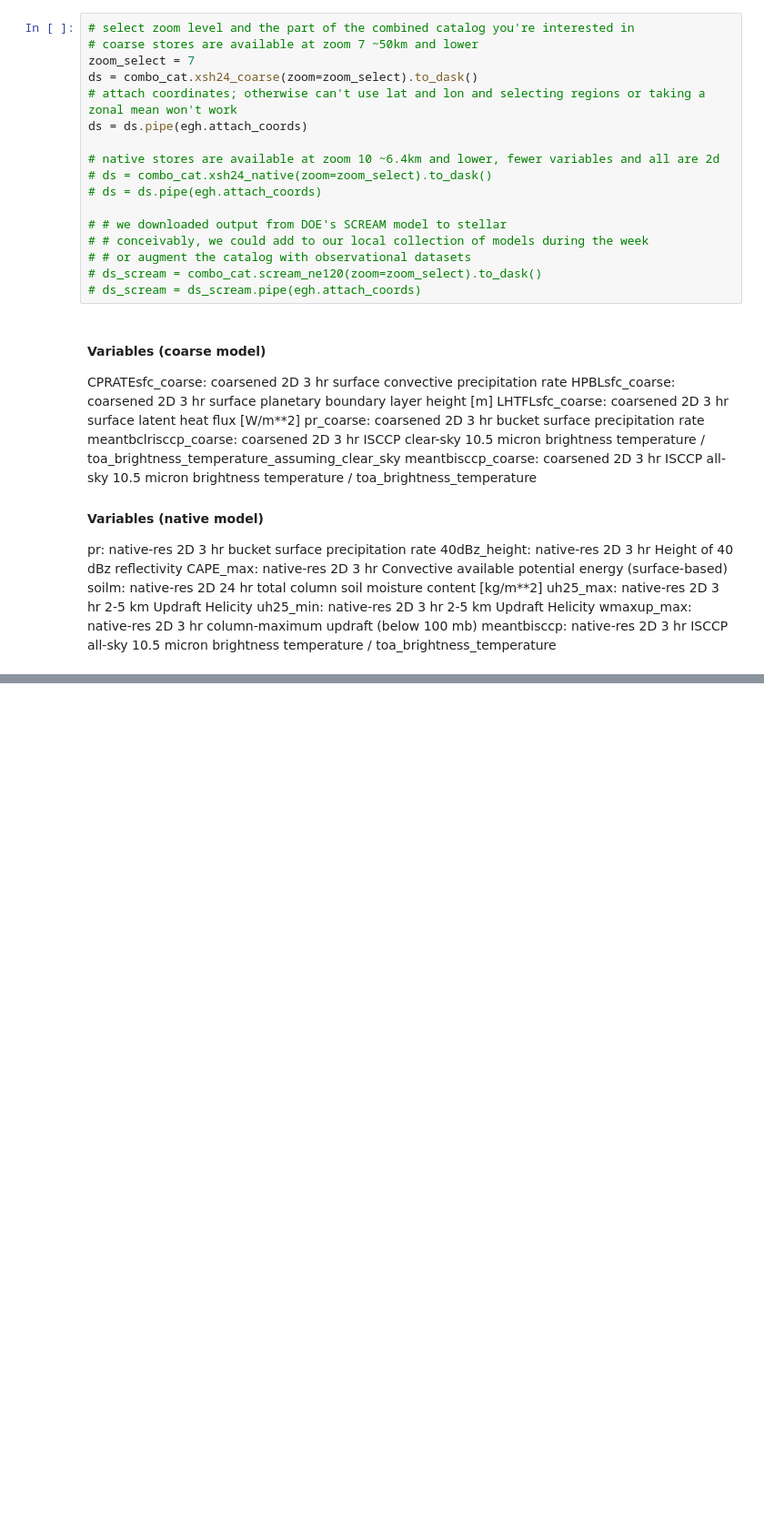
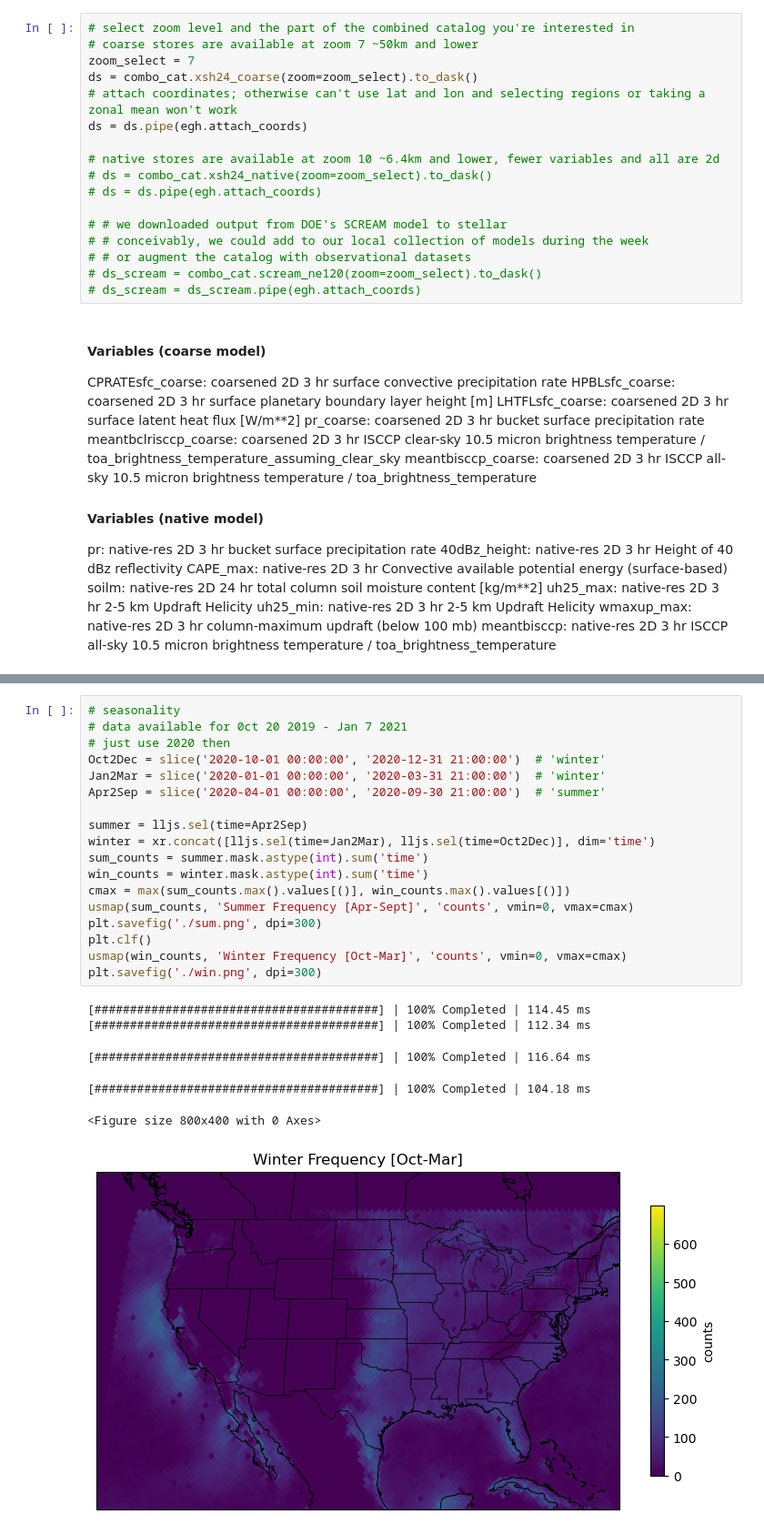
Before and after one commit to ivalencius/hk25-jet-mcs, a Jupyter notebook: mcs_llj.ipynb, the cells around one changed output, grey strips where cells are left out. Shown: that part at 91% size. Drawn from its saved outputs; the diff is of its cells as text; blank space fills up the shorter version.

```diff
--- a/mcs_llj.ipynb
+++ b/mcs_llj.ipynb
@@ -166,0 +212,25 @@ usmap(filter_tb)
+# %%
+# seasonality
+# data available for 0ct 20 2019 - Jan 7 2021
+# just use 2020 then
+Oct2Dec = slice('2020-10-01 00:00:00', '2020-12-31 21:00:00')  # 'winter'
+Jan2Mar = slice('2020-01-01 00:00:00', '2020-03-31 21:00:00')  # 'winter'
+Apr2Sep = slice('2020-04-01 00:00:00', '2020-09-30 21:00:00')  # 'summer'
+
+summer = lljs.sel(time=Apr2Sep)
+winter = xr.concat([lljs.sel(time=Jan2Mar), lljs.sel(time=Oct2Dec)], dim='time')
+sum_counts = summer.mask.astype(int).sum('time')
+win_counts = winter.mask.astype(int).sum('time')
+cmax = max(sum_counts.max().values[()], win_counts.max().values[()])
+usmap(sum_counts, 'Summer Frequency [Apr-Sept]', 'counts', vmin=0, vmax=cmax)
+plt.savefig('./sum.png', dpi=300)
+plt.clf()
+usmap(win_counts, 'Winter Frequency [Oct-Mar]', 'counts', vmin=0, vmax=cmax)
+plt.savefig('./win.png', dpi=300)
+# %% [output]
+[########################################] | 100% Completed | 114.45 ms
+[########################################] | 100% Completed | 112.34 ms
+[########################################] | 100% Completed | 116.64 ms
+[########################################] | 100% Completed | 104.18 ms
+<Figure size 800x400 with 0 Axes>
+[figure, added]
```
Also changed, not shown: parts of 8 cells of this notebook, 4 other files.
